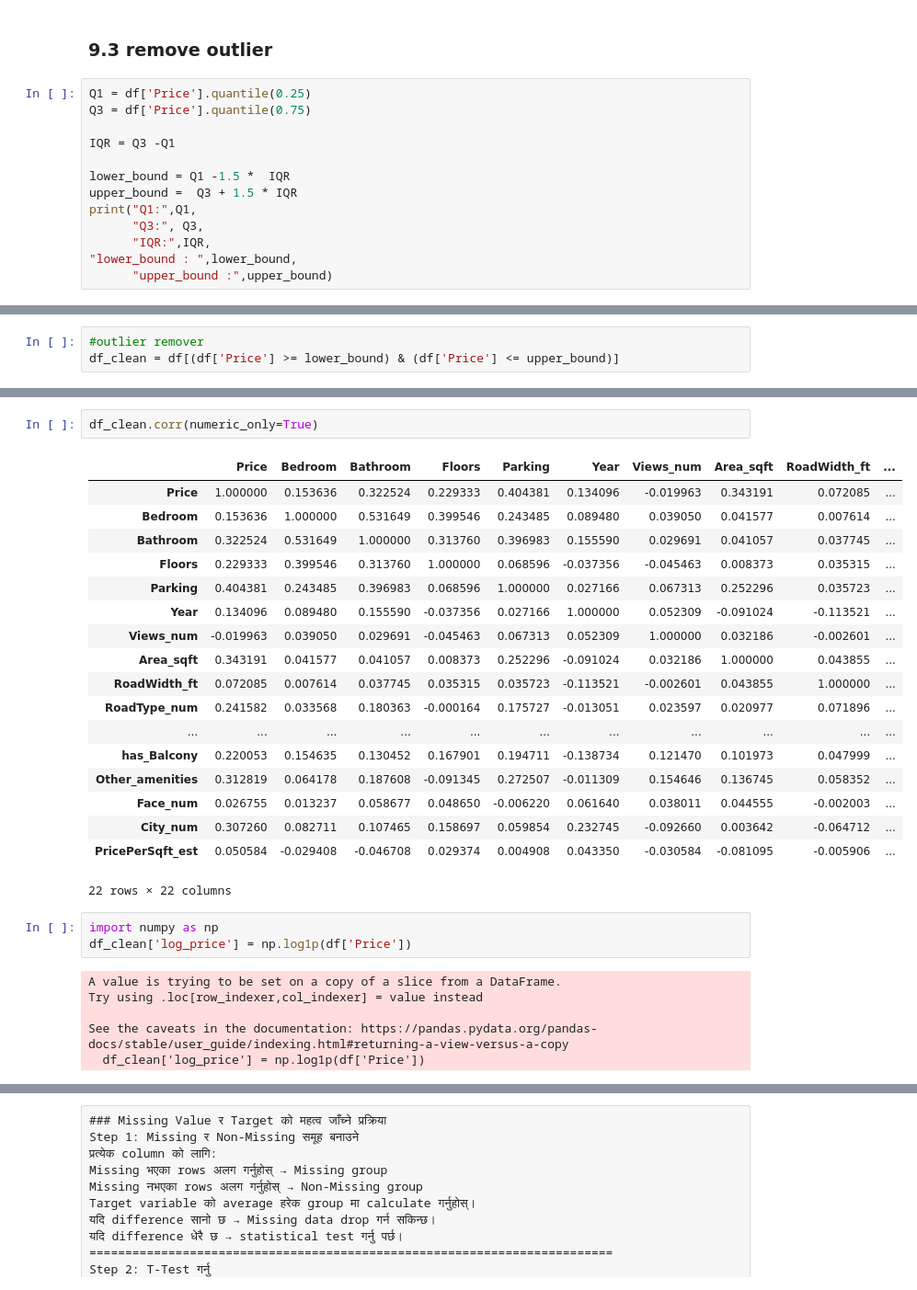
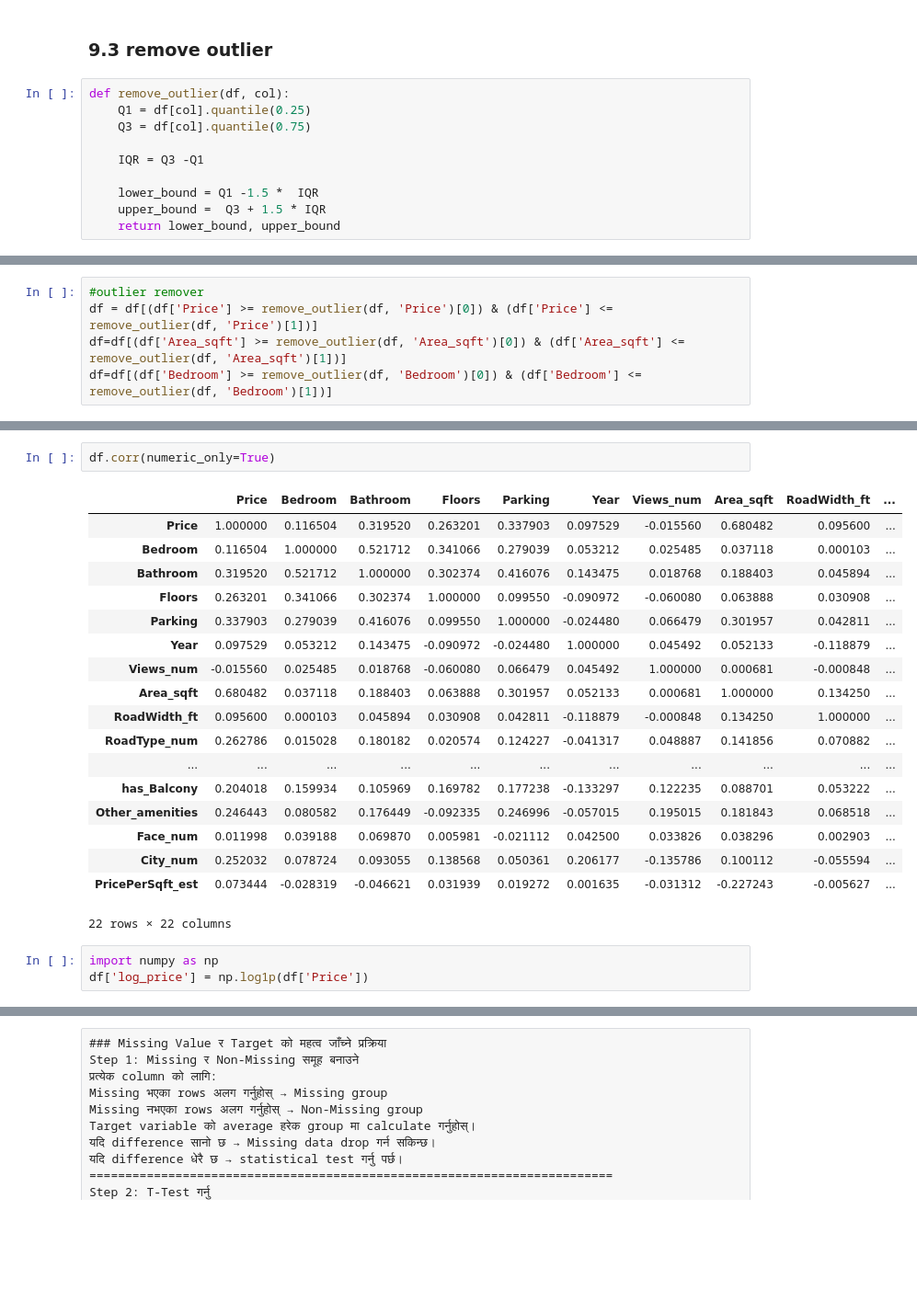
Before and after one commit to prakasshrestha/ML-Project, a Jupyter notebook: LinearRegression_project/1. House Price Prediction/NepalHousingPredict.ipynb, the cells around one changed output, grey strips where cells are left out. Shown at 92% size. Saved outputs shown, nothing was run; the diff lists cells and outputs as text; blank space fills up the shorter version.

```diff
--- a/LinearRegression_project/1. House Price Prediction/NepalHousingPredict.ipynb
+++ b/LinearRegression_project/1. House Price Prediction/NepalHousingPredict.ipynb
@@ -740,15 +740,12 @@ plt.show()
 # %% [markdown]
 ### 9.3 remove outlier
 # %%
-Q1 = df['Price'].quantile(0.25)
-Q3 = df['Price'].quantile(0.75)
+def remove_outlier(df, col):
+    Q1 = df[col].quantile(0.25)
+    Q3 = df[col].quantile(0.75)
 
-IQR = Q3 -Q1
+    IQR = Q3 -Q1
 
-lower_bound = Q1 -1.5 *  IQR
-upper_bound =  Q3 + 1.5 * IQR
-print("Q1:",Q1,
-      "Q3:", Q3,
-      "IQR:",IQR,
-"lower_bound : ",lower_bound,
-      "upper_bound :",upper_bound)
+    lower_bound = Q1 -1.5 *  IQR
+    upper_bound =  Q3 + 1.5 * IQR
+    return lower_bound, upper_bound
@@ -757,4 +760,6 @@ Q1: 18850000.0 Q3: 40000000.0 IQR: 21150000.0 lower_bound :  -12875000.0 upper_b
 # %%
 #outlier remover
-df_clean = df[(df['Price'] >= lower_bound) & (df['Price'] <= upper_bound)]
+df = df[(df['Price'] >= remove_outlier(df, 'Price')[0]) & (df['Price'] <= remove_outlier(df, 'Price')[1])]
+df=df[(df['Area_sqft'] >= remove_outlier(df, 'Area_sqft')[0]) & (df['Area_sqft'] <= remove_outlier(df, 'Area_sqft')[1])]
+df=df[(df['Bedroom'] >= remove_outlier(df, 'Bedroom')[0]) & (df['Bedroom'] <= remove_outlier(df, 'Bedroom')[1])]
 # %%
@@ -769,32 +774,26 @@ df_clean.head()
 5 rows × 34 columns
 # %%
-df_clean.corr(numeric_only=True)
+df.corr(numeric_only=True)
 # %% [output]
 |  | Price | Bedroom | Bathroom | Floors | Parking | Year | Views_num | Area_sqft | RoadWidth_ft | ... |
-| Price | 1.000000 | 0.153636 | 0.322524 | 0.229333 | 0.404381 | 0.134096 | -0.019963 | 0.343191 | 0.072085 | ... |
-| Bedroom | 0.153636 | 1.000000 | 0.531649 | 0.399546 | 0.243485 | 0.089480 | 0.039050 | 0.041577 | 0.007614 | ... |
-| Bathroom | 0.322524 | 0.531649 | 1.000000 | 0.313760 | 0.396983 | 0.155590 | 0.029691 | 0.041057 | 0.037745 | ... |
-| Floors | 0.229333 | 0.399546 | 0.313760 | 1.000000 | 0.068596 | -0.037356 | -0.045463 | 0.008373 | 0.035315 | ... |
-| Parking | 0.404381 | 0.243485 | 0.396983 | 0.068596 | 1.000000 | 0.027166 | 0.067313 | 0.252296 | 0.035723 | ... |
-| Year | 0.134096 | 0.089480 | 0.155590 | -0.037356 | 0.027166 | 1.000000 | 0.052309 | -0.091024 | -0.113521 | ... |
-| Views_num | -0.019963 | 0.039050 | 0.029691 | -0.045463 | 0.067313 | 0.052309 | 1.000000 | 0.032186 | -0.002601 | ... |
-| Area_sqft | 0.343191 | 0.041577 | 0.041057 | 0.008373 | 0.252296 | -0.091024 | 0.032186 | 1.000000 | 0.043855 | ... |
-| RoadWidth_ft | 0.072085 | 0.007614 | 0.037745 | 0.035315 | 0.035723 | -0.113521 | -0.002601 | 0.043855 | 1.000000 | ... |
-| RoadType_num | 0.241582 | 0.033568 | 0.180363 | -0.000164 | 0.175727 | -0.013051 | 0.023597 | 0.020977 | 0.071896 | ... |
+| Price | 1.000000 | 0.116504 | 0.319520 | 0.263201 | 0.337903 | 0.097529 | -0.015560 | 0.680482 | 0.095600 | ... |
+| Bedroom | 0.116504 | 1.000000 | 0.521712 | 0.341066 | 0.279039 | 0.053212 | 0.025485 | 0.037118 | 0.000103 | ... |
+| Bathroom | 0.319520 | 0.521712 | 1.000000 | 0.302374 | 0.416076 | 0.143475 | 0.018768 | 0.188403 | 0.045894 | ... |
+| Floors | 0.263201 | 0.341066 | 0.302374 | 1.000000 | 0.099550 | -0.090972 | -0.060080 | 0.063888 | 0.030908 | ... |
+| Parking | 0.337903 | 0.279039 | 0.416076 | 0.099550 | 1.000000 | -0.024480 | 0.066479 | 0.301957 | 0.042811 | ... |
+| Year | 0.097529 | 0.053212 | 0.143475 | -0.090972 | -0.024480 | 1.000000 | 0.045492 | 0.052133 | -0.118879 | ... |
+| Views_num | -0.015560 | 0.025485 | 0.018768 | -0.060080 | 0.066479 | 0.045492 | 1.000000 | 0.000681 | -0.000848 | ... |
+| Area_sqft | 0.680482 | 0.037118 | 0.188403 | 0.063888 | 0.301957 | 0.052133 | 0.000681 | 1.000000 | 0.134250 | ... |
+| RoadWidth_ft | 0.095600 | 0.000103 | 0.045894 | 0.030908 | 0.042811 | -0.118879 | -0.000848 | 0.134250 | 1.000000 | ... |
+| RoadType_num | 0.262786 | 0.015028 | 0.180182 | 0.020574 | 0.124227 | -0.041317 | 0.048887 | 0.141856 | 0.070882 | ... |
 | ... | ... | ... | ... | ... | ... | ... | ... | ... | ... | ... |
-| has_Balcony | 0.220053 | 0.154635 | 0.130452 | 0.167901 | 0.194711 | -0.138734 | 0.121470 | 0.101973 | 0.047999 | ... |
-| Other_amenities | 0.312819 | 0.064178 | 0.187608 | -0.091345 | 0.272507 | -0.011309 | 0.154646 | 0.136745 | 0.058352 | ... |
-| Face_num | 0.026755 | 0.013237 | 0.058677 | 0.048650 | -0.006220 | 0.061640 | 0.038011 | 0.044555 | -0.002003 | ... |
-| City_num | 0.307260 | 0.082711 | 0.107465 | 0.158697 | 0.059854 | 0.232745 | -0.092660 | 0.003642 | -0.064712 | ... |
-| PricePerSqft_est | 0.050584 | -0.029408 | -0.046708 | 0.029374 | 0.004908 | 0.043350 | -0.030584 | -0.081095 | -0.005906 | ... |
+| has_Balcony | 0.204018 | 0.159934 | 0.105969 | 0.169782 | 0.177238 | -0.133297 | 0.122235 | 0.088701 | 0.053222 | ... |
+| Other_amenities | 0.246443 | 0.080582 | 0.176449 | -0.092335 | 0.246996 | -0.057015 | 0.195015 | 0.181843 | 0.068518 | ... |
+| Face_num | 0.011998 | 0.039188 | 0.069870 | 0.005981 | -0.021112 | 0.042500 | 0.033826 | 0.038296 | 0.002903 | ... |
+| City_num | 0.252032 | 0.078724 | 0.093055 | 0.138568 | 0.050361 | 0.206177 | -0.135786 | 0.100112 | -0.055594 | ... |
+| PricePerSqft_est | 0.073444 | -0.028319 | -0.046621 | 0.031939 | 0.019272 | 0.001635 | -0.031312 | -0.227243 | -0.005627 | ... |
 22 rows × 22 columns
 # %%
 import numpy as np
-df_clean['log_price'] = np.log1p(df['Price'])
+df['log_price'] = np.log1p(df['Price'])
-# %% [output]
-A value is trying to be set on a copy of a slice from a DataFrame.
-Try using .loc[row_indexer,col_indexer] = value instead
-
-See the caveats in the documentation: https://pandas.pydata.org/pandas-docs/stable/user_guide/indexing.html#returning-a-view-versus-a-copy
-  df_clean['log_price'] = np.log1p(df['Price'])
 # %%
```
Also changed, not shown: parts of 20 cells of this notebook.
